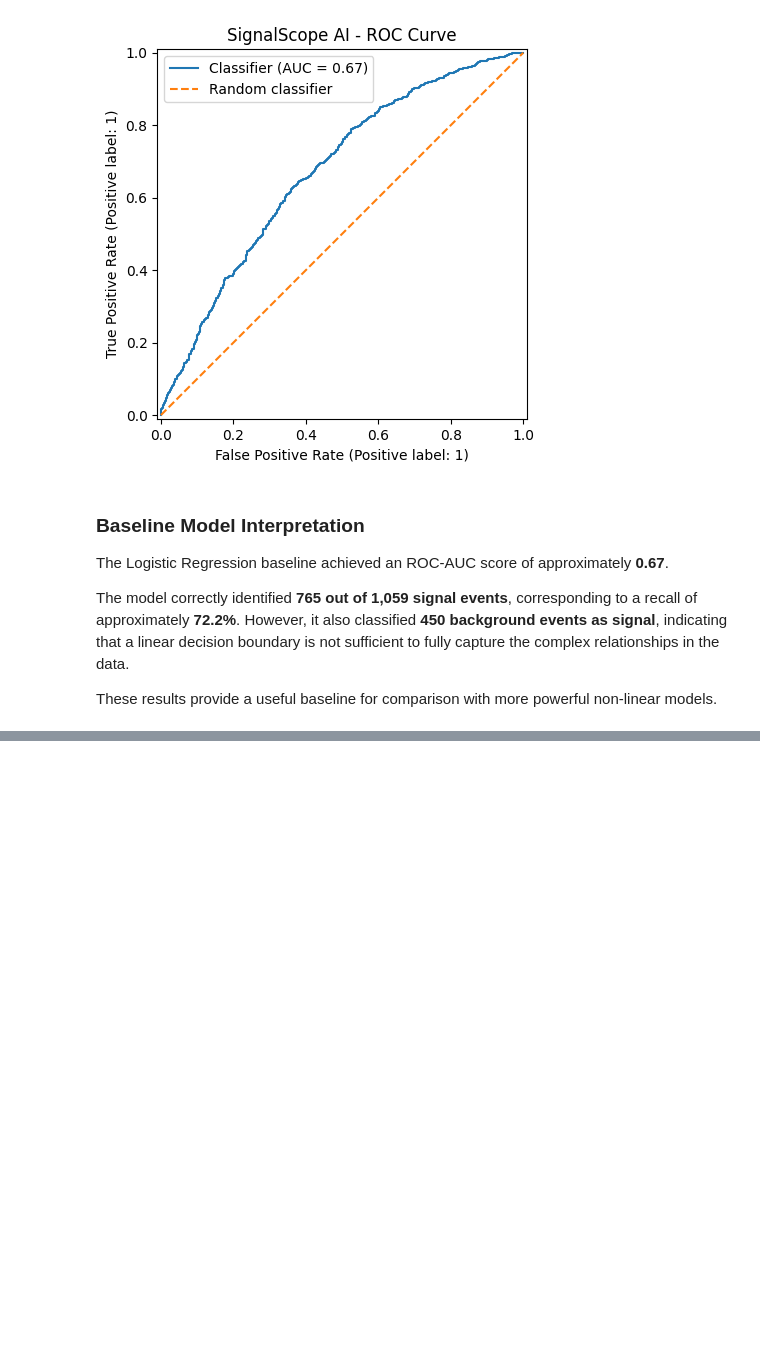
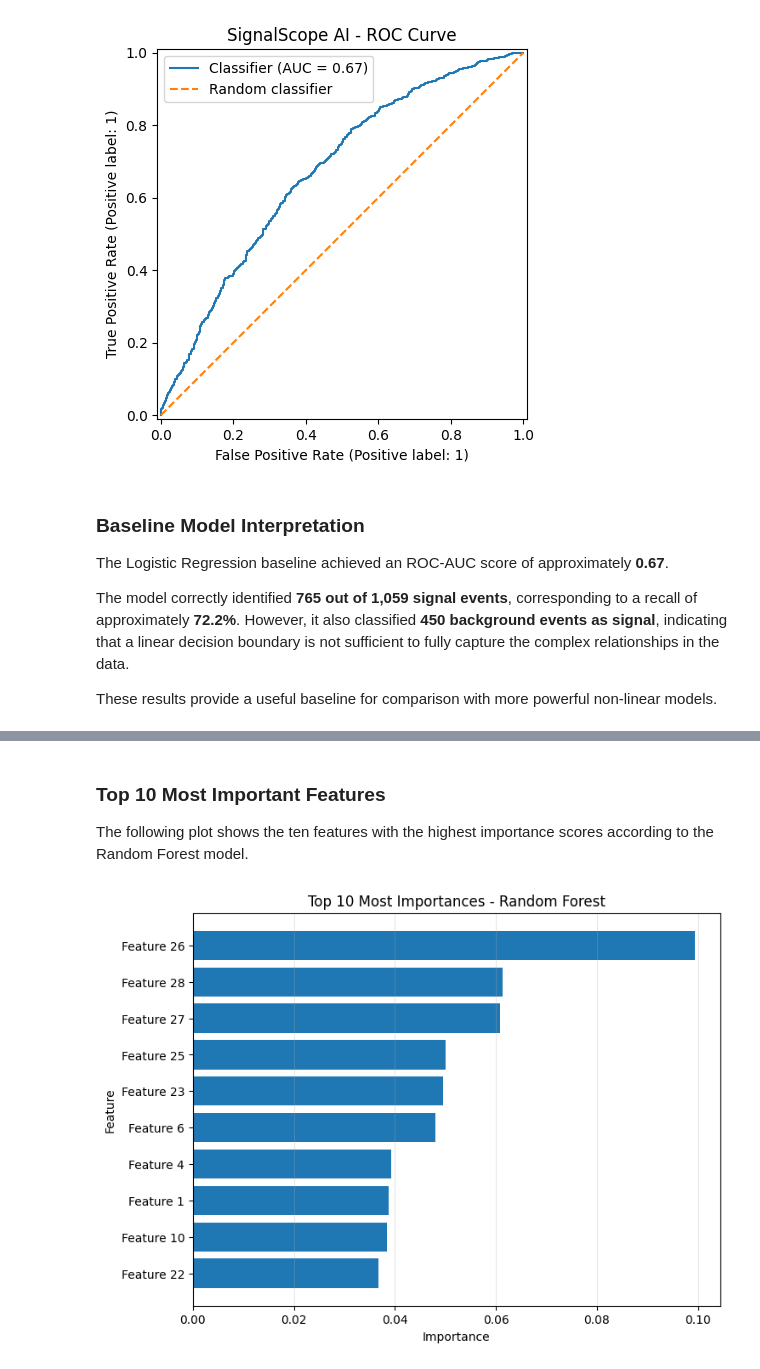
Before and after one commit to numericalmind/signalscope-ai, a Jupyter notebook: 01_baseline_model.ipynb, the cells around one changed output, grey strips where cells are left out. Drawn from its saved outputs; the diff is of its cells as text; code cells hidden in the pictures; blank space fills up the shorter version.

```diff
--- a/01_baseline_model.ipynb
+++ b/01_baseline_model.ipynb
@@ -182,0 +277,14 @@ These results provide a useful baseline for comparison with more powerful non-li
+# %%
+import pandas as pd
+import matplotlib.pyplot as plt
+
+feature_importance = pd.DataFrame({
+    "Feature": X.columns,
+    "Importance": rf_model.feature_importances_
+})
+
+feature_importance = feature_importance.sort_values(
+    by="Importance",
+    ascending=False
+)
+print(feature_importance.head(10))
@@ -182,0 +303,31 @@ These results provide a useful baseline for comparison with more powerful non-li
+# %% [markdown]
+### Top 10 Most Important Features
+
+The following plot shows the ten features with the highest importance
+scores according to the Random Forest model.
+# %%
+top_10 = feature_importance.head(10).copy()
+
+# Convert feature numbers into readable labels
+top_10["Feature"] = top_10["Feature"].apply(
+    lambda x : f"Feature {x}"
+)
+
+top_10 = top_10.sort_values(
+    by="Importance",
+    ascending=True
+)
+
+plt.figure(figsize=(8,6))
+
+plt.barh(
+    top_10["Feature"],
+    top_10["Importance"]
+)
+plt.xlabel("Importance")
+plt.ylabel("Feature")
+plt.title("Top 10 Most Importances - Random Forest")
+plt.grid(axis="x", alpha=0.3)
+plt.show()
+# %% [output]
+[figure, added]
```
Also changed, not shown: parts of 7 cells of this notebook.
